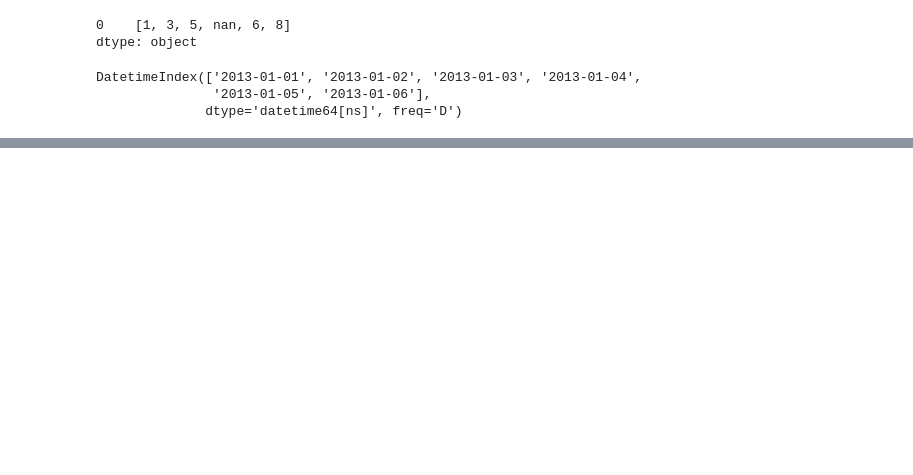
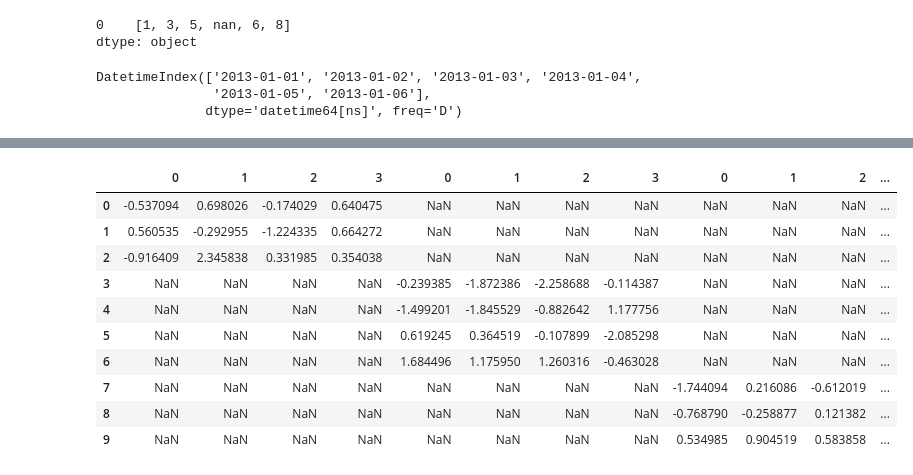
Before and after one commit to atulsingh0/MachineLearning, a Jupyter notebook: python_DC/10_minutes_to_pandas.ipynb, the cells around one changed output, grey strips where cells are left out. Cells and saved outputs as stored; diff of their text form; code cells hidden in the pictures; blank space fills up the shorter version.

```diff
--- a/python_DC/10_minutes_to_pandas.ipynb
+++ b/python_DC/10_minutes_to_pandas.ipynb
@@ -32,0 +718,3 @@ df
+# %%
+df = pd.DataFrame(np.random.randn(10, 4))
+df
@@ -32,0 +733,3 @@ df
+# %%
+pieces = [df[:3], df[3:7], df[7:]]
+pieces
@@ -32,0 +764,14 @@ df
+# %%
+pd.concat(pieces, axis=1)  # concat column wise
+# %% [output]
+|  | 0 | 1 | 2 | 3 | 0 | 1 | 2 | 3 | 0 | 1 | 2 | ... |
+| 0 | -0.537094 | 0.698026 | -0.174029 | 0.640475 | NaN | NaN | NaN | NaN | NaN | NaN | NaN | ... |
+| 1 | 0.560535 | -0.292955 | -1.224335 | 0.664272 | NaN | NaN | NaN | NaN | NaN | NaN | NaN | ... |
+| 2 | -0.916409 | 2.345838 | 0.331985 | 0.354038 | NaN | NaN | NaN | NaN | NaN | NaN | NaN | ... |
+| 3 | NaN | NaN | NaN | NaN | -0.239385 | -1.872386 | -2.258688 | -0.114387 | NaN | NaN | NaN | ... |
+| 4 | NaN | NaN | NaN | NaN | -1.499201 | -1.845529 | -0.882642 | 1.177756 | NaN | NaN | NaN | ... |
+| 5 | NaN | NaN | NaN | NaN | 0.619245 | 0.364519 | -0.107899 | -2.085298 | NaN | NaN | NaN | ... |
+| 6 | NaN | NaN | NaN | NaN | 1.684496 | 1.175950 | 1.260316 | -0.463028 | NaN | NaN | NaN | ... |
+| 7 | NaN | NaN | NaN | NaN | NaN | NaN | NaN | NaN | -1.744094 | 0.216086 | -0.612019 | ... |
+| 8 | NaN | NaN | NaN | NaN | NaN | NaN | NaN | NaN | -0.768790 | -0.258877 | 0.121382 | ... |
+| 9 | NaN | NaN | NaN | NaN | NaN | NaN | NaN | NaN | 0.534985 | 0.904519 | 0.583858 | ... |
```
Also changed, not shown: parts of 146 cells of this notebook.
